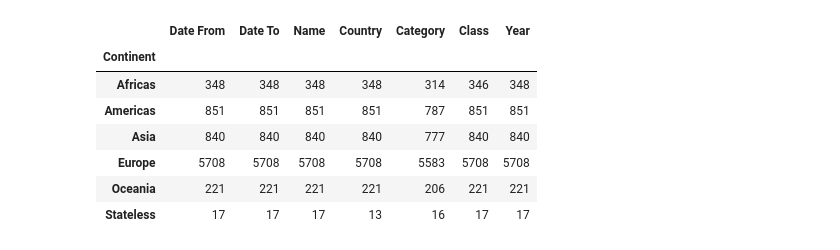
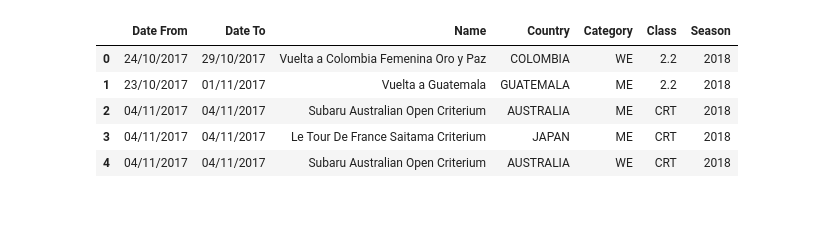
Before and after one commit to lweislo/cycling-project, a Jupyter notebook: UCI_Calendars/UCI-Calendars.ipynb, the cells around one changed output. Drawn from its saved outputs; the diff is of its cells as text; code cells hidden in the pictures; blank space fills up the shorter version.

```diff
--- a/UCI_Calendars/UCI-Calendars.ipynb
+++ b/UCI_Calendars/UCI-Calendars.ipynb
@@ -61 +90,14 @@ all_data.head()
+# %%
+for x in ['CC', 'CM', 'CN']:
+    row = (all_data.loc[all_data['Class'] == x]).sort_values(by='Season', ascending=0).iloc[0]
+label = row.name
+base_df = all_data.drop(label)
+base_df.head()
+# %% [output]
+|  | Date From | Date To | Name | Country | Category | Class | Season |
+| 0 | 24/10/2017 | 29/10/2017 | Vuelta a Colombia Femenina Oro y Paz | COLOMBIA | WE | 2.2 | 2018 |
+| 1 | 23/10/2017 | 01/11/2017 | Vuelta a Guatemala | GUATEMALA | ME | 2.2 | 2018 |
+| 2 | 04/11/2017 | 04/11/2017 | Subaru Australian Open Criterium | AUSTRALIA | ME | CRT | 2018 |
+| 3 | 04/11/2017 | 04/11/2017 | Le Tour De France Saitama Criterium | JAPAN | ME | CRT | 2018 |
+| 4 | 04/11/2017 | 04/11/2017 | Subaru Australian Open Criterium | AUSTRALIA | WE | CRT | 2018 |
 # %%
@@ -76,20 +119,7 @@ cont_dict_converted = {k: oldk for oldk, oldv in continents.items() for k in old
 #Note there are some events that cross borders or Continental championships that have no Continent.
 #Add some code here to handle these cases.
 
-all_data['Continent'] = all_data['Country'].map(cont_dict_converted).fillna('Stateless')
-
-#Look at the numbers of races per continent
-grouped_df = all_data.groupby('Continent')
-grouped_df.count()
+base_df['Continent'] = base_df['Country'].map(cont_dict_converted).fillna('Stateless')
-# %% [output]
-|  | Date From | Date To | Name | Country | Category | Class | Year |
-| Continent |  |  |  |  |  |  |  |
-| Africas | 348 | 348 | 348 | 348 | 314 | 346 | 348 |
-| Americas | 851 | 851 | 851 | 851 | 787 | 851 | 851 |
-| Asia | 840 | 840 | 840 | 840 | 777 | 840 | 840 |
-| Europe | 5708 | 5708 | 5708 | 5708 | 5583 | 5708 | 5708 |
-| Oceania | 221 | 221 | 221 | 221 | 206 | 221 | 221 |
-| Stateless | 17 | 17 | 17 | 13 | 16 | 17 | 17 |
 # %%
 #add in the coordinates for each race so we can geolocate them on a map later
 
```
Also changed, not shown: parts of 11 cells of this notebook, 15 other files.
